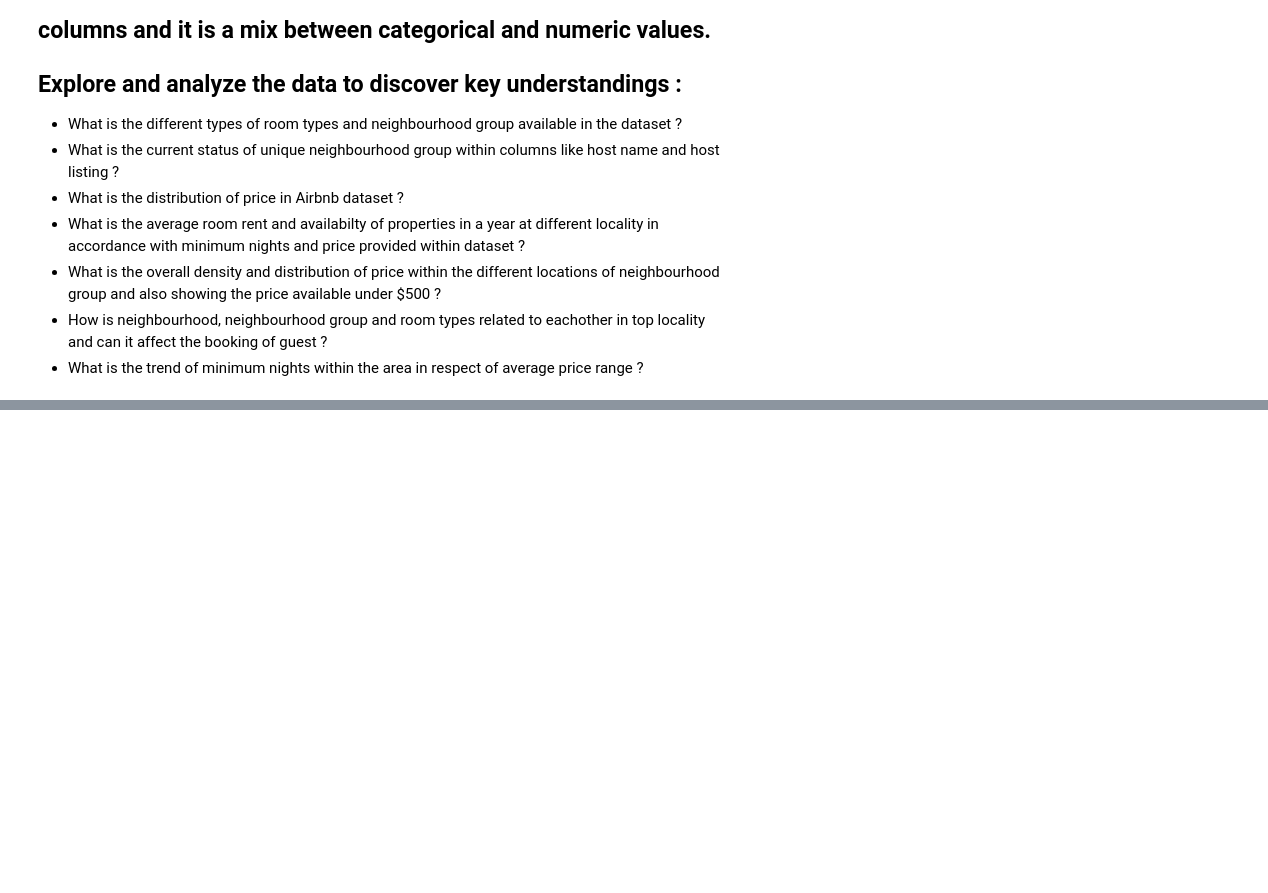
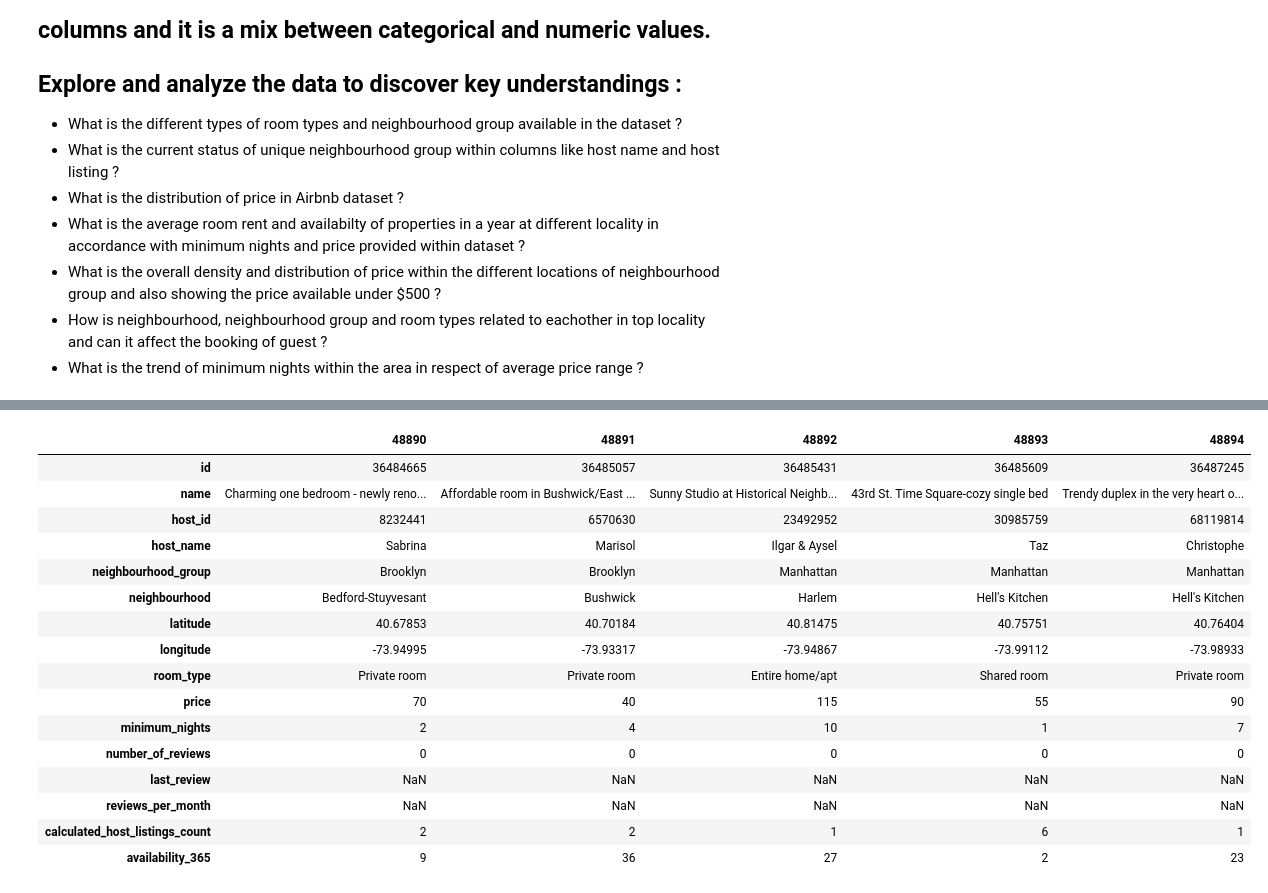
Before and after one commit to Darsh66/Airbnb-Booking-Analysis, a Jupyter notebook: Darshan_Capstone_Airbnb_Booking_Analysis.ipynb, the cells around one changed output, grey strips where cells are left out. Cells and saved outputs as stored; diff of their text form; code cells hidden in the pictures; blank space fills up the shorter version.

```diff
--- a/Darshan_Capstone_Airbnb_Booking_Analysis.ipynb
+++ b/Darshan_Capstone_Airbnb_Booking_Analysis.ipynb
@@ -15,0 +94,20 @@
+# %%
+df.tail().T
+# %% [output]
+|  | 48890 | 48891 | 48892 | 48893 | 48894 |
+| id | 36484665 | 36485057 | 36485431 | 36485609 | 36487245 |
+| name | Charming one bedroom - newly reno... | Affordable room in Bushwick/East ... | Sunny Studio at Historical Neighb... | 43rd St. Time Square-cozy single bed | Trendy duplex in the very heart o... |
+| host_id | 8232441 | 6570630 | 23492952 | 30985759 | 68119814 |
+| host_name | Sabrina | Marisol | Ilgar & Aysel | Taz | Christophe |
+| neighbourhood_group | Brooklyn | Brooklyn | Manhattan | Manhattan | Manhattan |
+| neighbourhood | Bedford-Stuyvesant | Bushwick | Harlem | Hell's Kitchen | Hell's Kitchen |
+| latitude | 40.67853 | 40.70184 | 40.81475 | 40.75751 | 40.76404 |
+| longitude | -73.94995 | -73.93317 | -73.94867 | -73.99112 | -73.98933 |
+| room_type | Private room | Private room | Entire home/apt | Shared room | Private room |
+| price | 70 | 40 | 115 | 55 | 90 |
+| minimum_nights | 2 | 4 | 10 | 1 | 7 |
+| number_of_reviews | 0 | 0 | 0 | 0 | 0 |
+| last_review | NaN | NaN | NaN | NaN | NaN |
+| reviews_per_month | NaN | NaN | NaN | NaN | NaN |
+| calculated_host_listings_count | 2 | 2 | 1 | 6 | 1 |
+| availability_365 | 9 | 36 | 27 | 2 | 23 |
```
Also changed, not shown: parts of 18 cells of this notebook.
